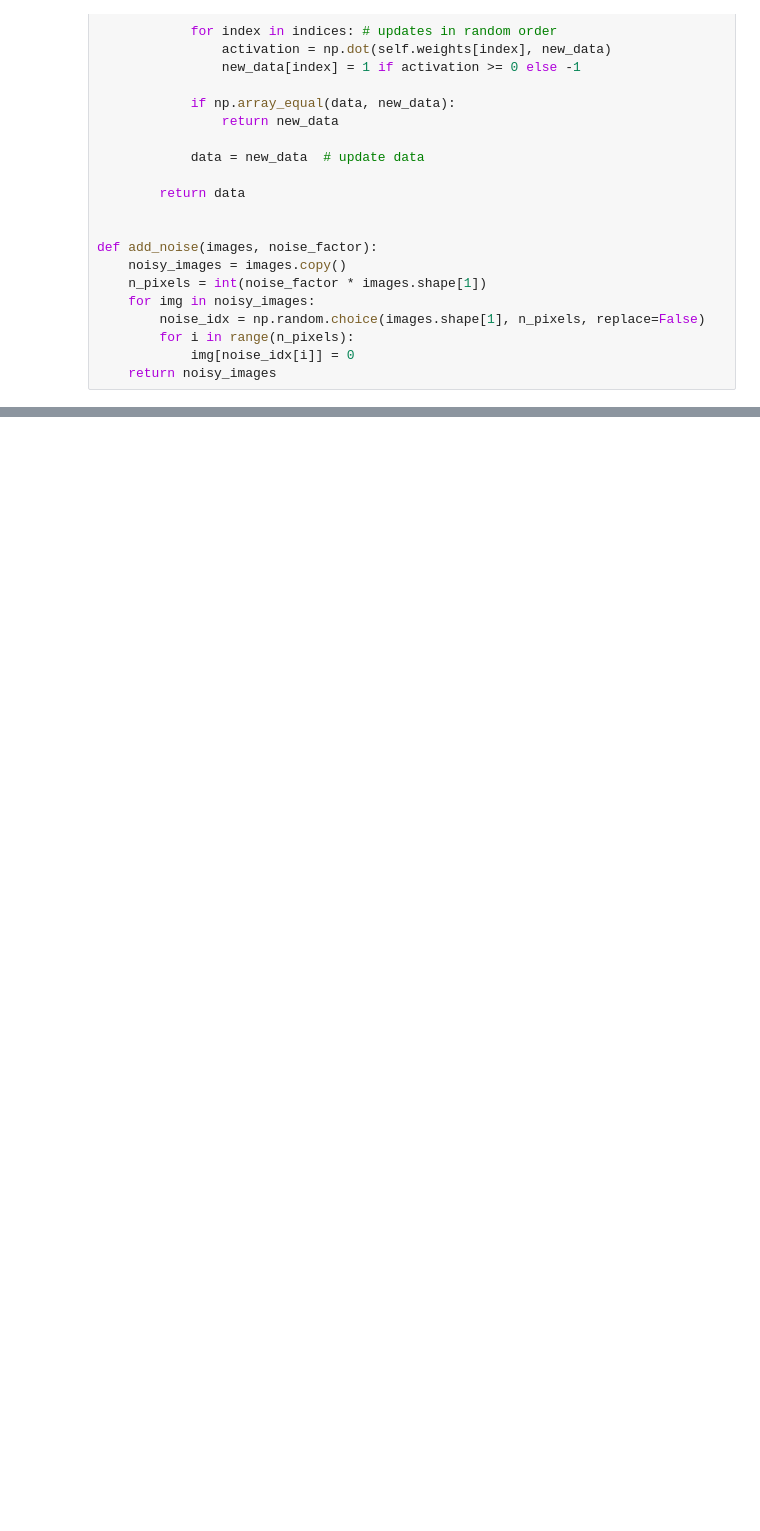
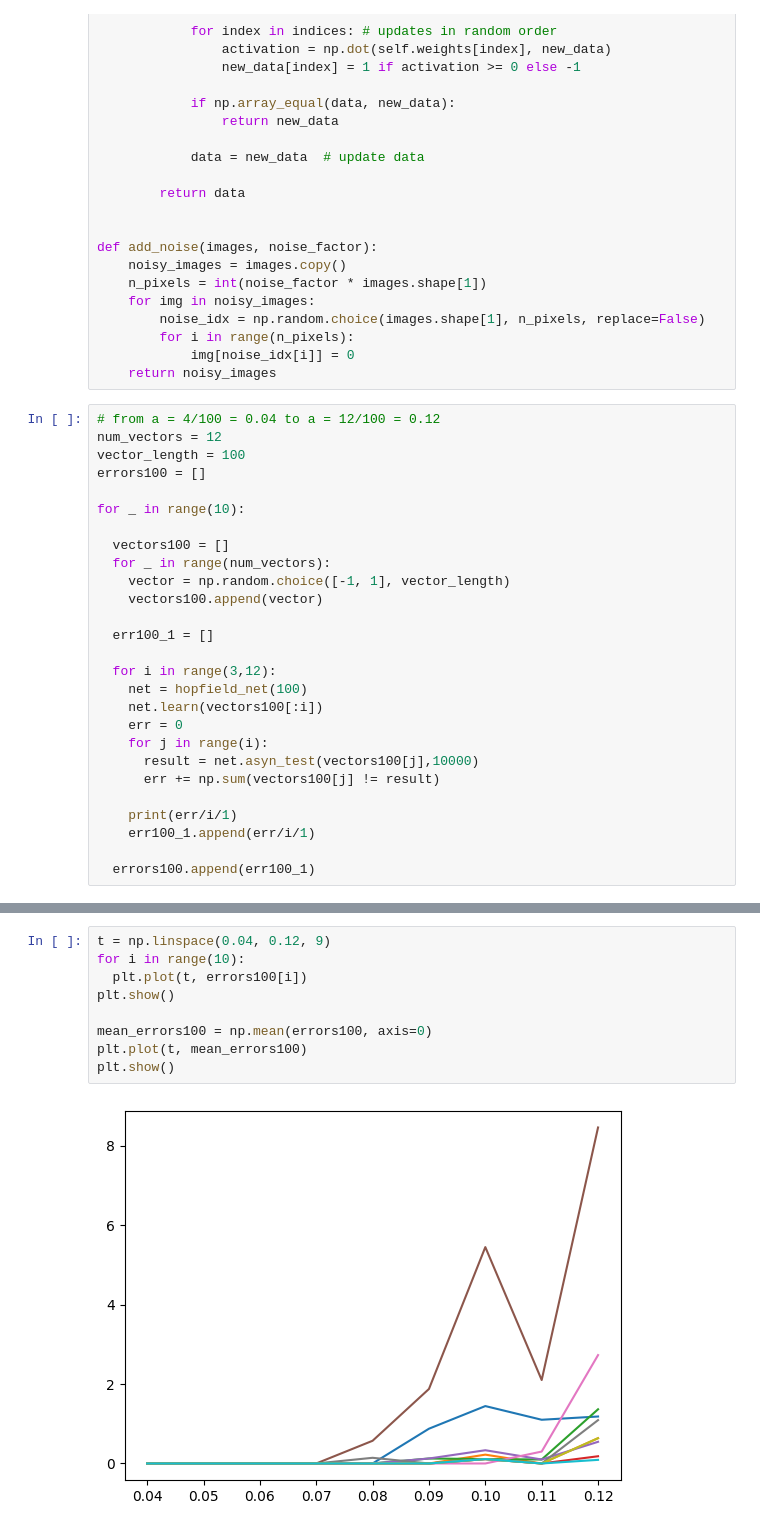
Before and after one commit to kebabee/autoencoder-memory, a Jupyter notebook: hopfield_capacity.ipynb, the cells around one changed output, grey strips where cells are left out. Cells and saved outputs as stored; diff of their text form; blank space fills up the shorter version.

```diff
--- a/hopfield_capacity.ipynb
+++ b/hopfield_capacity.ipynb
@@ -61,3 +61,30 @@ def add_noise(images, noise_factor):
         for i in range(n_pixels):
             img[noise_idx[i]] = 0
     return noisy_images
+# %%
+# from a = 4/100 = 0.04 to a = 12/100 = 0.12
+num_vectors = 12
+vector_length = 100
+errors100 = []
+
+for _ in range(10):
+
+  vectors100 = []
+  for _ in range(num_vectors):
+    vector = np.random.choice([-1, 1], vector_length)
+    vectors100.append(vector)
+
+  err100_1 = []
+
+  for i in range(3,12):
+    net = hopfield_net(100)
+    net.learn(vectors100[:i])
+    err = 0
+    for j in range(i):
+      result = net.asyn_test(vectors100[j],10000)
+      err += np.sum(vectors100[j] != result)
+
+    print(err/i/1)
+    err100_1.append(err/i/1)
+
+  errors100.append(err100_1)
@@ -63,0 +109,11 @@ def add_noise(images, noise_factor):
+# %%
+t = np.linspace(0.04, 0.12, 9)
+for i in range(10):
+  plt.plot(t, errors100[i])
+plt.show()
+
+mean_errors100 = np.mean(errors100, axis=0)
+plt.plot(t, mean_errors100)
+plt.show()
+# %% [output]
+[figure, added]
```
Also changed, not shown: parts of 24 cells of this notebook.
